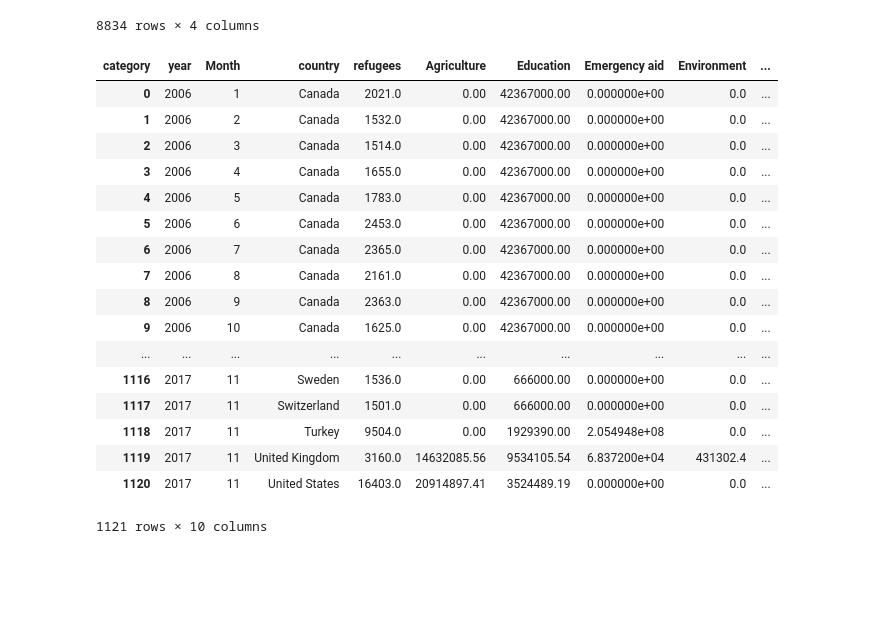
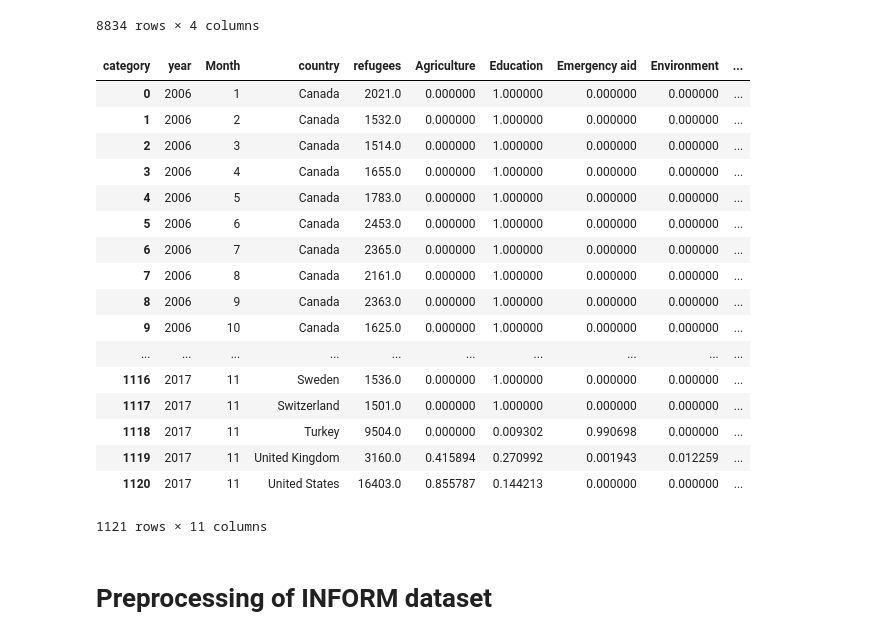
Before and after one commit to RaviShivam/BootlegForPeace, a Jupyter notebook: cost_estimation.ipynb, the cells around one changed output. Cells and saved outputs as stored; diff of their text form; code cells hidden in the pictures; blank space fills up the shorter version.

```diff
--- a/cost_estimation.ipynb
+++ b/cost_estimation.ipynb
@@ -98,25 +98,30 @@ result_data
 8834 rows × 4 columns
 # %%
 final_costs = pd.merge(result_data,year_agg, on=['year', 'country'])
-final_costs = pd.pivot_table(final_costs, index=['year', 'Month', 'country', 'refugees'], columns='category', values='transaction_value', aggfunc='sum', fill_value=0).reset_index()
+transactions = final_costs.groupby(['year', 'Month', 'country', 'refugees'])['transaction_value'].sum()
+final_costs = pd.pivot_table(final_costs, index=['year', 'Month', 'country', 'refugees'], columns='category', values='distribution', aggfunc='sum', fill_value=0).reset_index()
+final_costs['expense'] = transactions.tolist()
 final_costs.to_csv("cost_distribution_v3.csv", index=False)
 final_costs
+# transactions
 # %% [output]
 | category | year | Month | country | refugees | Agriculture | Education | Emergency aid | Environment | ... |
-| 0 | 2006 | 1 | Canada | 2021.0 | 0.00 | 42367000.00 | 0.000000e+00 | 0.0 | ... |
-| 1 | 2006 | 2 | Canada | 1532.0 | 0.00 | 42367000.00 | 0.000000e+00 | 0.0 | ... |
-| 2 | 2006 | 3 | Canada | 1514.0 | 0.00 | 42367000.00 | 0.000000e+00 | 0.0 | ... |
-| 3 | 2006 | 4 | Canada | 1655.0 | 0.00 | 42367000.00 | 0.000000e+00 | 0.0 | ... |
-| 4 | 2006 | 5 | Canada | 1783.0 | 0.00 | 42367000.00 | 0.000000e+00 | 0.0 | ... |
-| 5 | 2006 | 6 | Canada | 2453.0 | 0.00 | 42367000.00 | 0.000000e+00 | 0.0 | ... |
-| 6 | 2006 | 7 | Canada | 2365.0 | 0.00 | 42367000.00 | 0.000000e+00 | 0.0 | ... |
-| 7 | 2006 | 8 | Canada | 2161.0 | 0.00 | 42367000.00 | 0.000000e+00 | 0.0 | ... |
-| 8 | 2006 | 9 | Canada | 2363.0 | 0.00 | 42367000.00 | 0.000000e+00 | 0.0 | ... |
-| 9 | 2006 | 10 | Canada | 1625.0 | 0.00 | 42367000.00 | 0.000000e+00 | 0.0 | ... |
+| 0 | 2006 | 1 | Canada | 2021.0 | 0.000000 | 1.000000 | 0.000000 | 0.000000 | ... |
+| 1 | 2006 | 2 | Canada | 1532.0 | 0.000000 | 1.000000 | 0.000000 | 0.000000 | ... |
+| 2 | 2006 | 3 | Canada | 1514.0 | 0.000000 | 1.000000 | 0.000000 | 0.000000 | ... |
+| 3 | 2006 | 4 | Canada | 1655.0 | 0.000000 | 1.000000 | 0.000000 | 0.000000 | ... |
+| 4 | 2006 | 5 | Canada | 1783.0 | 0.000000 | 1.000000 | 0.000000 | 0.000000 | ... |
+| 5 | 2006 | 6 | Canada | 2453.0 | 0.000000 | 1.000000 | 0.000000 | 0.000000 | ... |
+| 6 | 2006 | 7 | Canada | 2365.0 | 0.000000 | 1.000000 | 0.000000 | 0.000000 | ... |
+| 7 | 2006 | 8 | Canada | 2161.0 | 0.000000 | 1.000000 | 0.000000 | 0.000000 | ... |
+| 8 | 2006 | 9 | Canada | 2363.0 | 0.000000 | 1.000000 | 0.000000 | 0.000000 | ... |
+| 9 | 2006 | 10 | Canada | 1625.0 | 0.000000 | 1.000000 | 0.000000 | 0.000000 | ... |
 | ... | ... | ... | ... | ... | ... | ... | ... | ... | ... |
-| 1116 | 2017 | 11 | Sweden | 1536.0 | 0.00 | 666000.00 | 0.000000e+00 | 0.0 | ... |
-| 1117 | 2017 | 11 | Switzerland | 1501.0 | 0.00 | 666000.00 | 0.000000e+00 | 0.0 | ... |
-| 1118 | 2017 | 11 | Turkey | 9504.0 | 0.00 | 1929390.00 | 2.054948e+08 | 0.0 | ... |
-| 1119 | 2017 | 11 | United Kingdom | 3160.0 | 14632085.56 | 9534105.54 | 6.837200e+04 | 431302.4 | ... |
-| 1120 | 2017 | 11 | United States | 16403.0 | 20914897.41 | 3524489.19 | 0.000000e+00 | 0.0 | ... |
+| 1116 | 2017 | 11 | Sweden | 1536.0 | 0.000000 | 1.000000 | 0.000000 | 0.000000 | ... |
+| 1117 | 2017 | 11 | Switzerland | 1501.0 | 0.000000 | 1.000000 | 0.000000 | 0.000000 | ... |
+| 1118 | 2017 | 11 | Turkey | 9504.0 | 0.000000 | 0.009302 | 0.990698 | 0.000000 | ... |
+| 1119 | 2017 | 11 | United Kingdom | 3160.0 | 0.415894 | 0.270992 | 0.001943 | 0.012259 | ... |
+| 1120 | 2017 | 11 | United States | 16403.0 | 0.855787 | 0.144213 | 0.000000 | 0.000000 | ... |
-1121 rows × 10 columns
+1121 rows × 11 columns
+# %% [markdown]
+# Preprocessing of INFORM dataset
```
Also changed, not shown: parts of 1 cell of this notebook, 6 other files.
